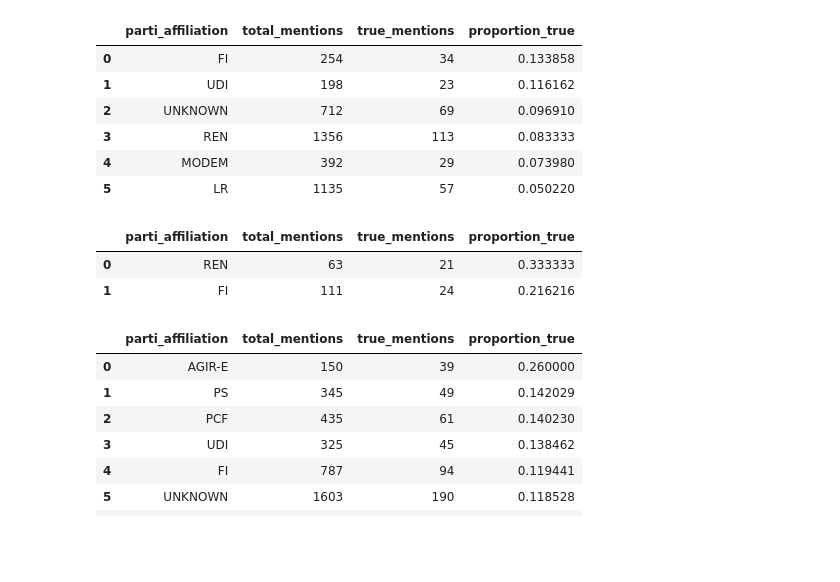
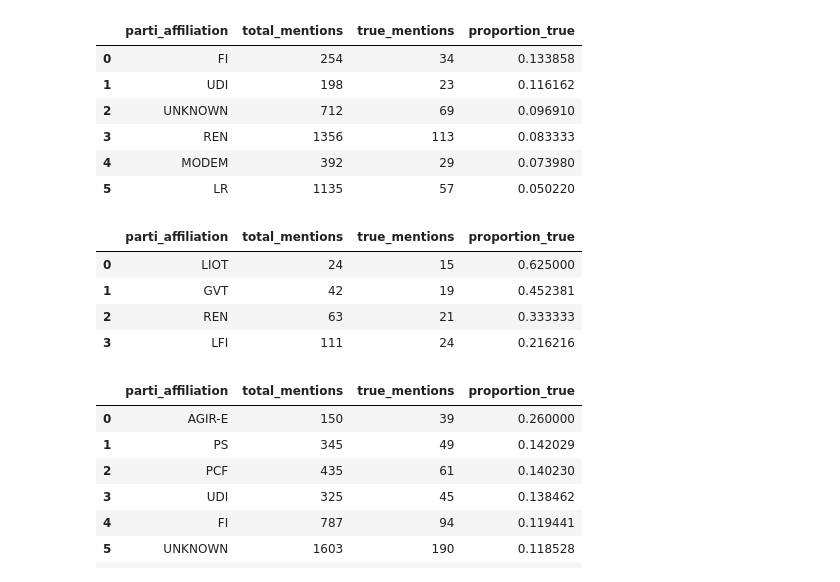
Before and after one commit to Matthias-Levalet/republique-cest-quoi, a Jupyter notebook: exploration/4- Analysis %.ipynb, the cells around one changed output. Saved outputs shown, nothing was run; the diff lists cells and outputs as text; code cells hidden in the pictures; blank space fills up the shorter version.

```diff
--- a/exploration/4- Analysis %.ipynb
+++ b/exploration/4- Analysis %.ipynb
@@ -652,11 +652,13 @@ top_parti_periodique(df, periode="semaine", annee=2021, semaine=6, seuil_min_tru
 | 5 | LR | 1135 | 57 | 0.050220 |
 # %%
 # Top  partis en % (tel jour) le X
-top_parti_periodique(df, periode="jour", jour="2021-02-01",seuil_min_true=20)
+top_parti_periodique(df, periode="jour", jour="2021-02-01",seuil_min_true=10)
 # %% [output]
 |  | parti_affiliation | total_mentions | true_mentions | proportion_true |
-| 0 | REN | 63 | 21 | 0.333333 |
-| 1 | FI | 111 | 24 | 0.216216 |
+| 0 | LIOT | 24 | 15 | 0.625000 |
+| 1 | GVT | 42 | 19 | 0.452381 |
+| 2 | REN | 63 | 21 | 0.333333 |
+| 3 | LFI | 111 | 24 | 0.216216 |
 # %%
 # Top partis en % (sur telle période) du 1er au 16 février 2021
 top_parti_periodique(df, periode="intervalle", date_debut="2021-02-01", date_fin="2021-02-16", seuil_min_true=20)
```
Also changed, not shown: parts of 51 cells of this notebook, 2 other files.
